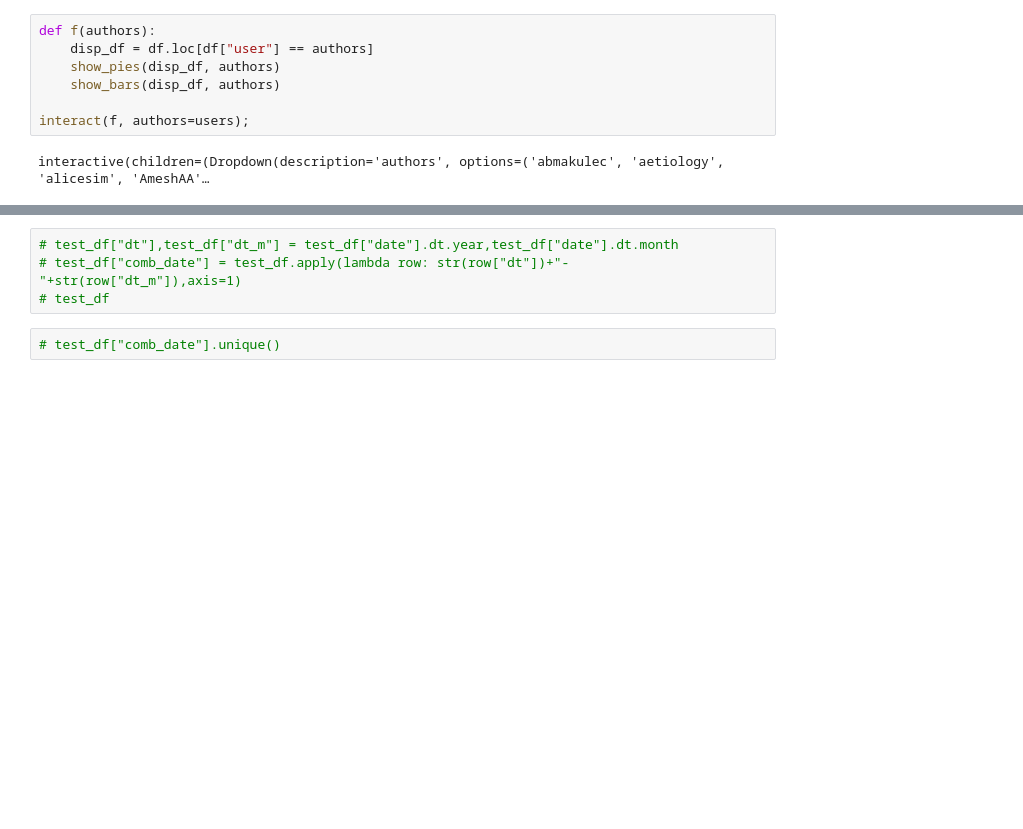
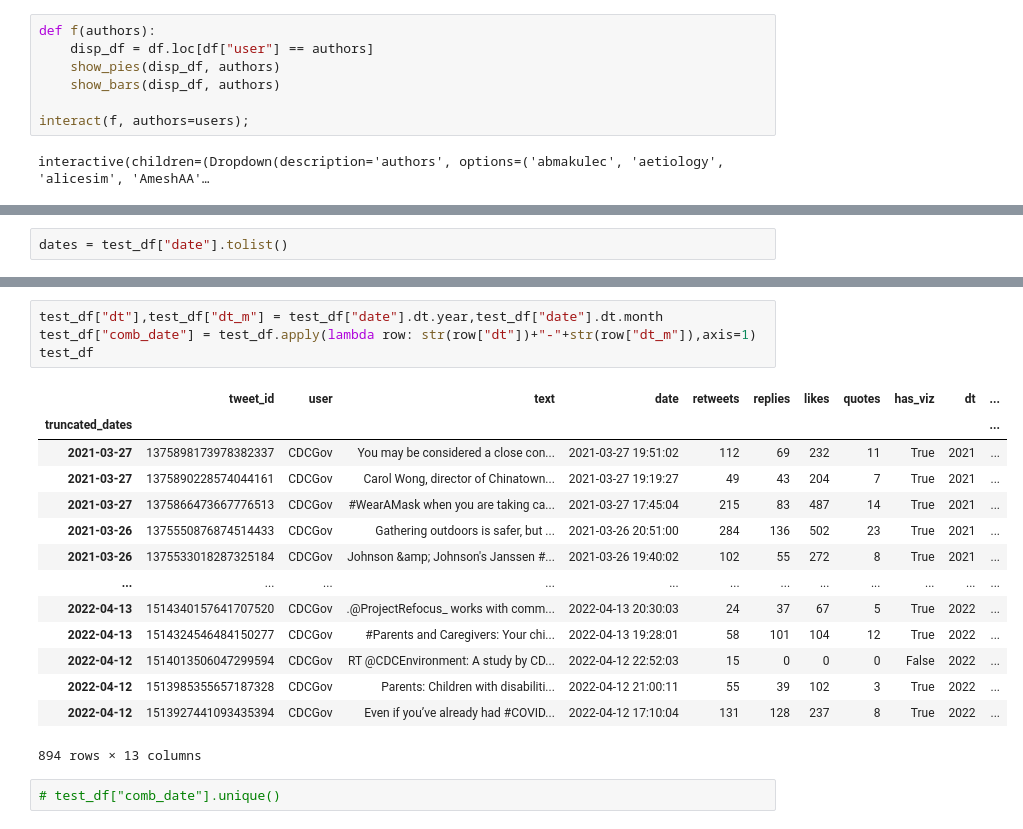
Before and after one commit to kasumbarobert/cse557a-research-project, a Jupyter notebook: dashboard_and_viz_tests.ipynb, the cells around one changed output, grey strips where cells are left out. Drawn from its saved outputs; the diff is of its cells as text; blank space fills up the shorter version.

```diff
--- a/dashboard_and_viz_tests.ipynb
+++ b/dashboard_and_viz_tests.ipynb
@@ -319,0 +261,2 @@ interactive(children=(Dropdown(description='authors', options=('abmakulec', 'aet
+# %%
+dates = test_df["date"].tolist()
@@ -320,7 +341,22 @@ interactive(children=(Dropdown(description='authors', options=('abmakulec', 'aet
 # %%
-# test_df["dt"],test_df["dt_m"] = test_df["date"].dt.year,test_df["date"].dt.month
-# test_df["comb_date"] = test_df.apply(lambda row: str(row["dt"])+"-"+str(row["dt_m"]),axis=1)
-# test_df
+test_df["dt"],test_df["dt_m"] = test_df["date"].dt.year,test_df["date"].dt.month
+test_df["comb_date"] = test_df.apply(lambda row: str(row["dt"])+"-"+str(row["dt_m"]),axis=1)
+test_df
+# %% [output]
+|  | tweet_id | user | text | date | retweets | replies | likes | quotes | has_viz | dt | ... |
+| truncated_dates |  |  |  |  |  |  |  |  |  |  | ... |
+| 2021-03-27 | 1375898173978382337 | CDCGov | You may be considered a close con... | 2021-03-27 19:51:02 | 112 | 69 | 232 | 11 | True | 2021 | ... |
+| 2021-03-27 | 1375890228574044161 | CDCGov | Carol Wong, director of Chinatown... | 2021-03-27 19:19:27 | 49 | 43 | 204 | 7 | True | 2021 | ... |
+| 2021-03-27 | 1375866473667776513 | CDCGov | #WearAMask when you are taking ca... | 2021-03-27 17:45:04 | 215 | 83 | 487 | 14 | True | 2021 | ... |
+| 2021-03-26 | 1375550876874514433 | CDCGov | Gathering outdoors is safer, but ... | 2021-03-26 20:51:00 | 284 | 136 | 502 | 23 | True | 2021 | ... |
+| 2021-03-26 | 1375533018287325184 | CDCGov | Johnson &amp; Johnson's Janssen #... | 2021-03-26 19:40:02 | 102 | 55 | 272 | 8 | True | 2021 | ... |
+| ... | ... | ... | ... | ... | ... | ... | ... | ... | ... | ... | ... |
+| 2022-04-13 | 1514340157641707520 | CDCGov | .@ProjectRefocus_ works with comm... | 2022-04-13 20:30:03 | 24 | 37 | 67 | 5 | True | 2022 | ... |
+| 2022-04-13 | 1514324546484150277 | CDCGov | #Parents and Caregivers: Your chi... | 2022-04-13 19:28:01 | 58 | 101 | 104 | 12 | True | 2022 | ... |
+| 2022-04-12 | 1514013506047299594 | CDCGov | RT @CDCEnvironment: A study by CD... | 2022-04-12 22:52:03 | 15 | 0 | 0 | 0 | False | 2022 | ... |
+| 2022-04-12 | 1513985355657187328 | CDCGov | Parents: Children with disabiliti... | 2022-04-12 21:00:11 | 55 | 39 | 102 | 3 | True | 2022 | ... |
+| 2022-04-12 | 1513927441093435394 | CDCGov | Even if you’ve already had #COVID... | 2022-04-12 17:10:04 | 131 | 128 | 237 | 8 | True | 2022 | ... |
+894 rows × 13 columns
 # %%
 # test_df["comb_date"].unique()
 # %%
```
Also changed, not shown: parts of 21 cells of this notebook.
